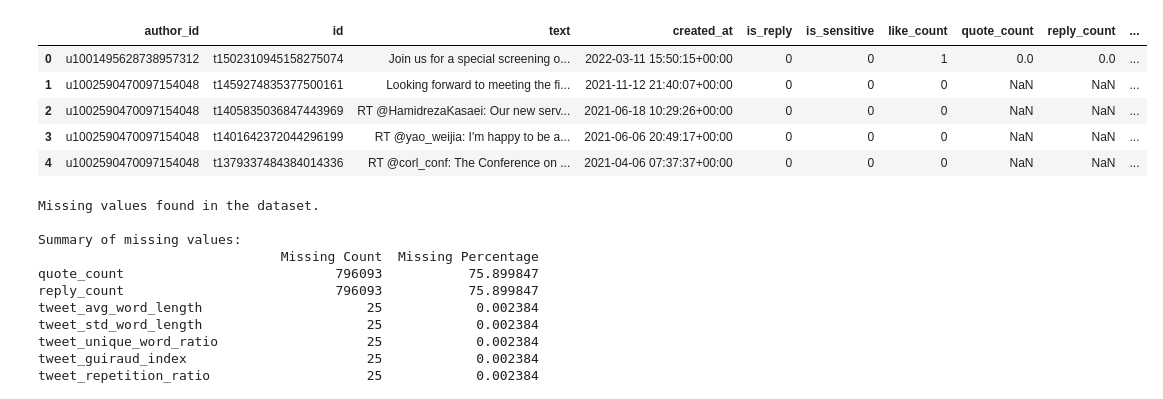
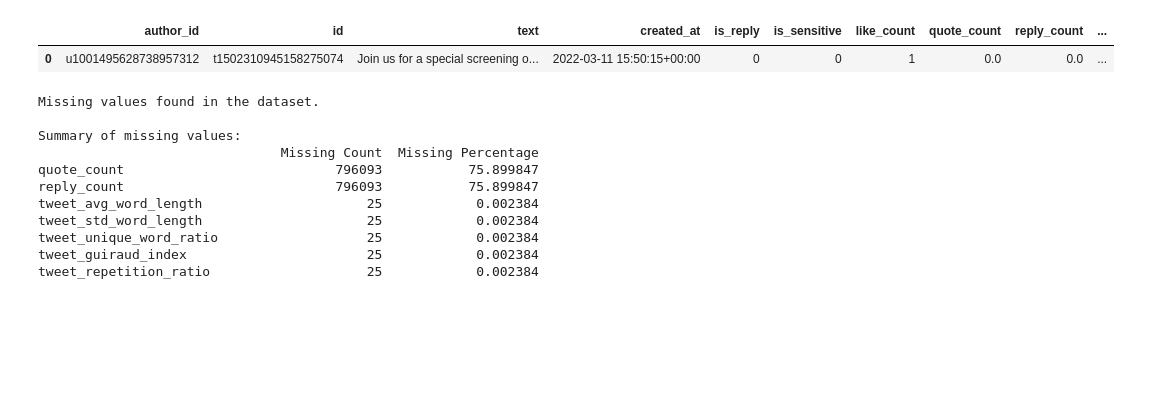
Before and after one commit to julwdo/thesis, a Jupyter notebook: 01_codes/02_local/02_thesis_main.ipynb, the cells around one changed output. Saved outputs shown, nothing was run; the diff lists cells and outputs as text; code cells hidden in the pictures; blank space fills up the shorter version.

```diff
--- a/01_codes/02_local/02_thesis_main.ipynb
+++ b/01_codes/02_local/02_thesis_main.ipynb
@@ -176,14 +74,10 @@ import joblib
 user_features = joblib.load(f"../../02_data/user_features_1.joblib")
 tweet_features = joblib.load(f"../../02_data/tweet_features_1.joblib")
 # %%
-tweet_features.head()
+tweet_features.head(1)
 # %% [output]
 |  | author_id | id | text | created_at | is_reply | is_sensitive | like_count | quote_count | reply_count | ... |
 | 0 | u1001495628738957312 | t1502310945158275074 | Join us for a special screening o... | 2022-03-11 15:50:15+00:00 | 0 | 0 | 1 | 0.0 | 0.0 | ... |
-| 1 | u1002590470097154048 | t1459274835377500161 | Looking forward to meeting the fi... | 2021-11-12 21:40:07+00:00 | 0 | 0 | 0 | NaN | NaN | ... |
-| 2 | u1002590470097154048 | t1405835036847443969 | RT @HamidrezaKasaei: Our new serv... | 2021-06-18 10:29:26+00:00 | 0 | 0 | 0 | NaN | NaN | ... |
-| 3 | u1002590470097154048 | t1401642372044296199 | RT @yao_weijia: I'm happy to be a... | 2021-06-06 20:49:17+00:00 | 0 | 0 | 0 | NaN | NaN | ... |
-| 4 | u1002590470097154048 | t1379337484384014336 | RT @corl_conf: The Conference on ... | 2021-04-06 07:37:37+00:00 | 0 | 0 | 0 | NaN | NaN | ... |
 # %%
 if tweet_features.isnull().any().any():
     print("Missing values found in the dataset.")
```
Also changed, not shown: parts of 25 cells of this notebook, 1 other file.
